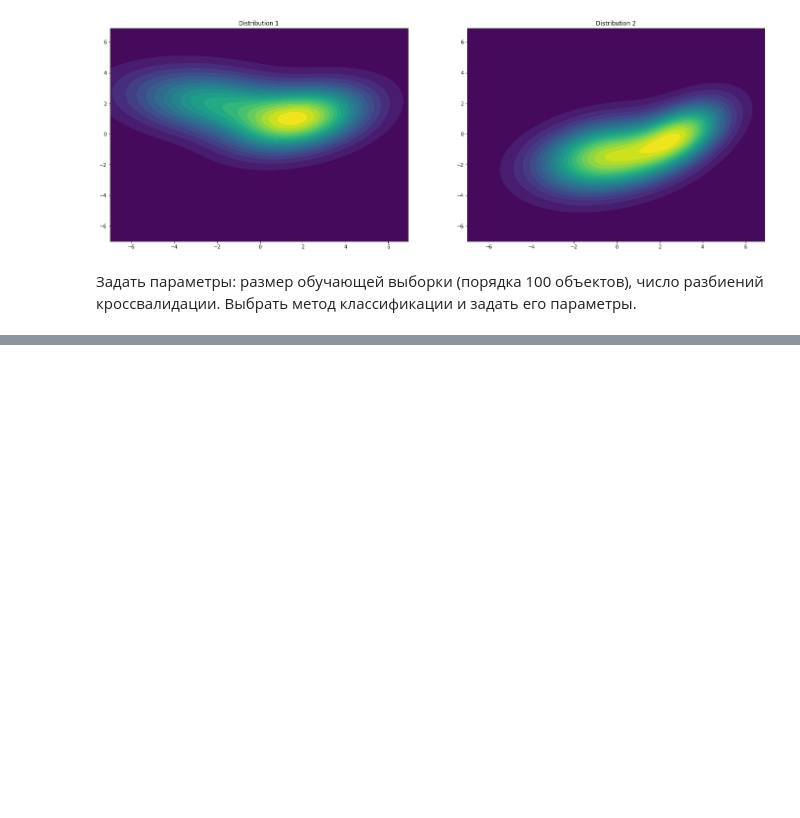
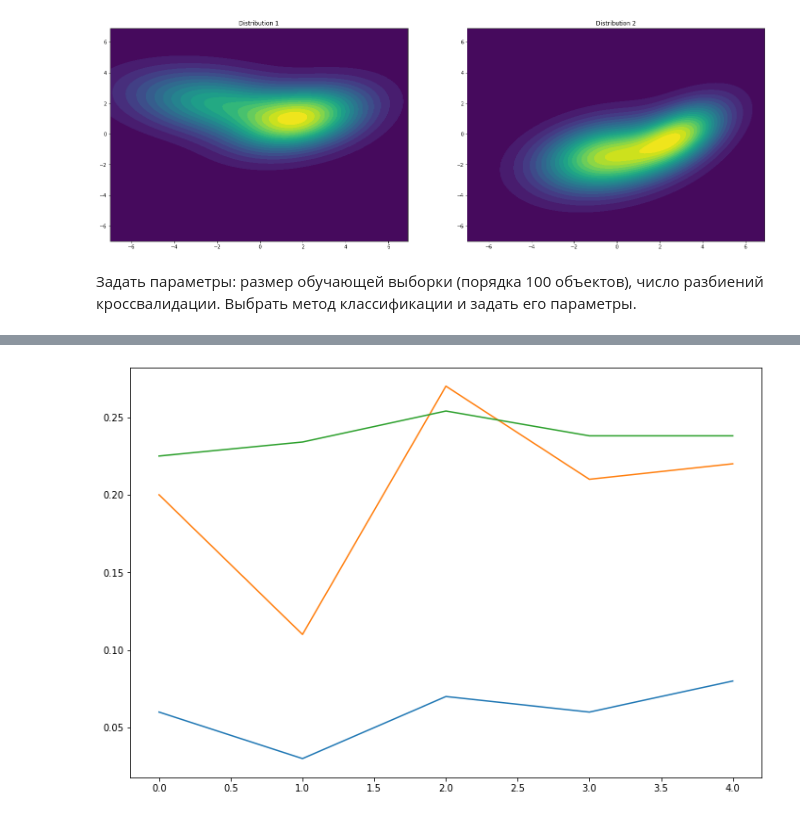
Before and after one commit to pishchev/RGR, a Jupyter notebook: RGR.ipynb, the cells around one changed output, grey strips where cells are left out. Drawn from its saved outputs; the diff is of its cells as text; code cells hidden in the pictures; blank space fills up the shorter version.

```diff
--- a/RGR.ipynb
+++ b/RGR.ipynb
@@ -143,0 +147,5 @@ decision_plane_test(clf, dataset, generate_dataset(200))
+# %%
+def RandomForestClassifierGetter(n_estimators, max_depth):
+    def GetModel():
+        return  RandomForestClassifier(n_estimators=n_estimators, max_depth=max_depth, random_state=0)
+    return GetModel
@@ -143,0 +189,3 @@ decision_plane_test(clf, dataset, generate_dataset(200))
+# %%
+results = score_test(RandomForestClassifierGetter(10, 5), 5)
+results
@@ -143,0 +204,9 @@ decision_plane_test(clf, dataset, generate_dataset(200))
+# %%
+fig = plt.figure(figsize=(12, 8))
+ax = fig.add_subplot(111)
+
+ax.plot(results["Эмпирический риск"])
+ax.plot(results["Скользящий экзамен"])
+ax.plot(results["Контрольная выборка"]);
+# %% [output]
+[figure, added]
```
Also changed, not shown: parts of 9 cells of this notebook.
